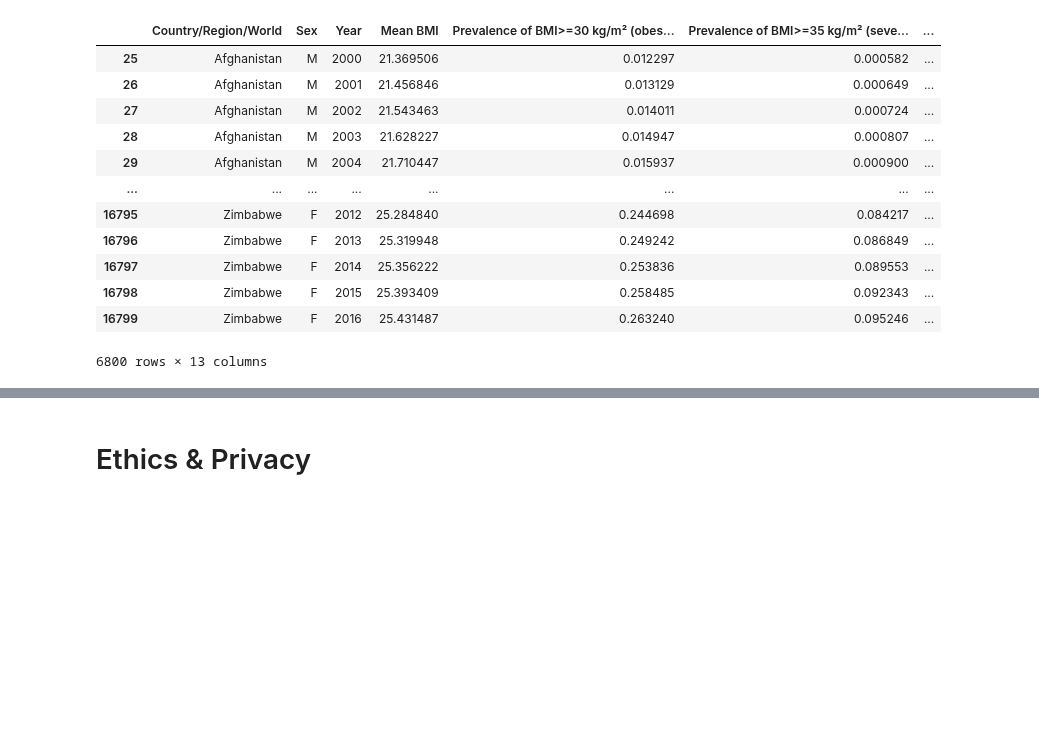
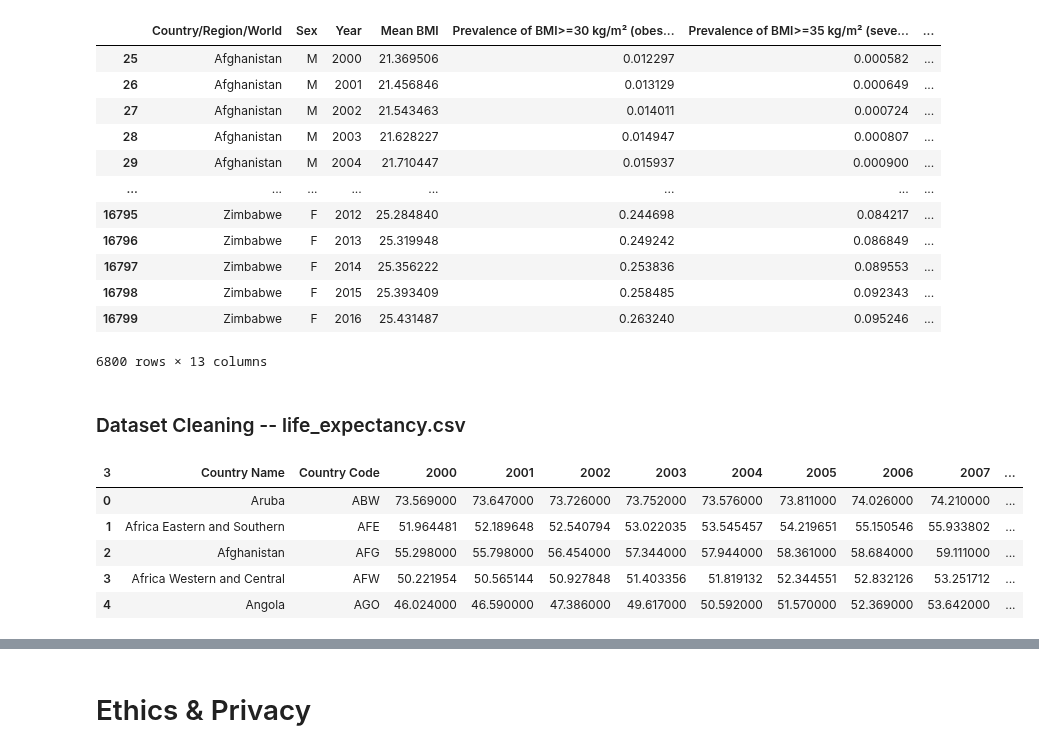
Before and after one commit to COGS108/Group074_WI24, a Jupyter notebook: DataCheckpoint_Group074_WI24_Verson_1.ipynb, the cells around one changed output, grey strips where cells are left out. Saved outputs shown, nothing was run; the diff lists cells and outputs as text; code cells hidden in the pictures; blank space fills up the shorter version.

Commit message:
merged all cleaning datasets code together

```diff
--- a/DataCheckpoint_Group074_WI24_Verson_1.ipynb
+++ b/DataCheckpoint_Group074_WI24_Verson_1.ipynb
@@ -150,0 +153,23 @@ bmi.to_csv('./datasets/bim_country_clean.csv', index=False)
+# %% [markdown]
+### Dataset Cleaning -- life_expectancy.csv
+# %%
+life_expectancy = pd.read_csv("./datasets/life_expectancy.csv")
+
+life_expectancy.columns = life_expectancy.iloc[3]        # setting the column names correctly
+life_expectancy = life_expectancy.iloc[4:]               # remove extra rows
+life_expectancy = life_expectancy.reset_index(drop=True) # Reset the indices
+life_expectancy = life_expectancy.dropna(axis=1, how='all')
+del life_expectancy['Indicator Code']
+del life_expectancy['Indicator Name']
+
+life_expectancy.columns = life_expectancy.columns.astype(str)
+life_expectancy = life_expectancy.filter(regex='^(?!19\d\d).*$').rename(columns=lambda x: str(x.split('.')[0]))
+# %%
+life_expectancy.head()
+# %% [output]
+| 3 | Country Name | Country Code | 2000 | 2001 | 2002 | 2003 | 2004 | 2005 | 2006 | 2007 | ... |
+| 0 | Aruba | ABW | 73.569000 | 73.647000 | 73.726000 | 73.752000 | 73.576000 | 73.811000 | 74.026000 | 74.210000 | ... |
+| 1 | Africa Eastern and Southern | AFE | 51.964481 | 52.189648 | 52.540794 | 53.022035 | 53.545457 | 54.219651 | 55.150546 | 55.933802 | ... |
+| 2 | Afghanistan | AFG | 55.298000 | 55.798000 | 56.454000 | 57.344000 | 57.944000 | 58.361000 | 58.684000 | 59.111000 | ... |
+| 3 | Africa Western and Central | AFW | 50.221954 | 50.565144 | 50.927848 | 51.403356 | 51.819132 | 52.344551 | 52.832126 | 53.251712 | ... |
+| 4 | Angola | AGO | 46.024000 | 46.590000 | 47.386000 | 49.617000 | 50.592000 | 51.570000 | 52.369000 | 53.642000 | ... |
```
Also changed, not shown: parts of 17 cells of this notebook, 6 other files.
